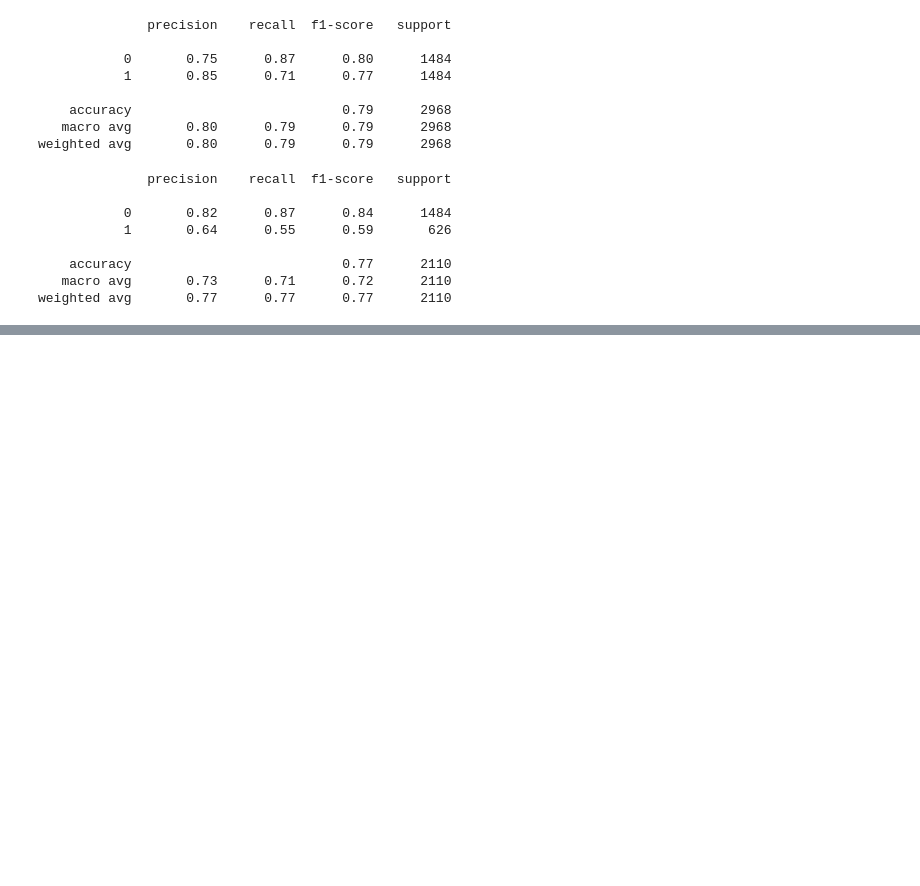
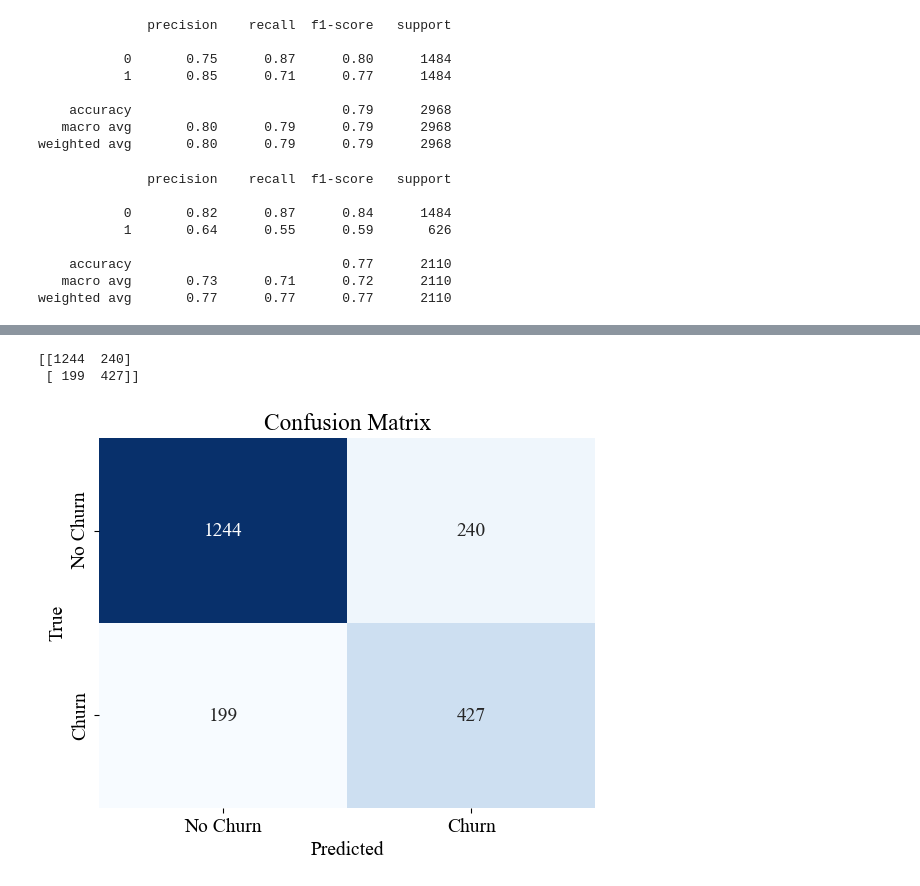
Before and after one commit to UtkarshRedd/GCP-Data-Architecture-for-Churn-Analysis, a Jupyter notebook: jupyter-notebooks/Churn_analysis.ipynb, the cells around one changed output, grey strips where cells are left out. Drawn from its saved outputs; the diff is of its cells as text; code cells hidden in the pictures; blank space fills up the shorter version.

Commit message:
Added the churn analysis code

```diff
--- a/jupyter-notebooks/Churn_analysis.ipynb
+++ b/jupyter-notebooks/Churn_analysis.ipynb
@@ -473,0 +731,19 @@ print(classification_report(y_test, y_preds))
+# %%
+print(confusion_matrix(y_test, y_preds))
+# %% [output]
+[[1244  240]
+ [ 199  427]]
+# %%
+mpl.rcParams['font.family'] = 'Times New Roman'
+mpl.rcParams['font.size'] = 14
+labels = ['No Churn', 'Churn']
+cm = [[1244, 240], [199, 427]]
+
+plt.figsize=(6,6)
+sns.heatmap(cm, cbar=False, xticklabels=labels, yticklabels=labels, annot=True, fmt='d', cmap='Blues')
+plt.xlabel('Predicted')
+plt.ylabel('True')
+plt.title('Confusion Matrix')
+plt.show()
+# %% [output]
+[figure, added]
```
Also changed, not shown: parts of 16 cells of this notebook, 2 other files.
